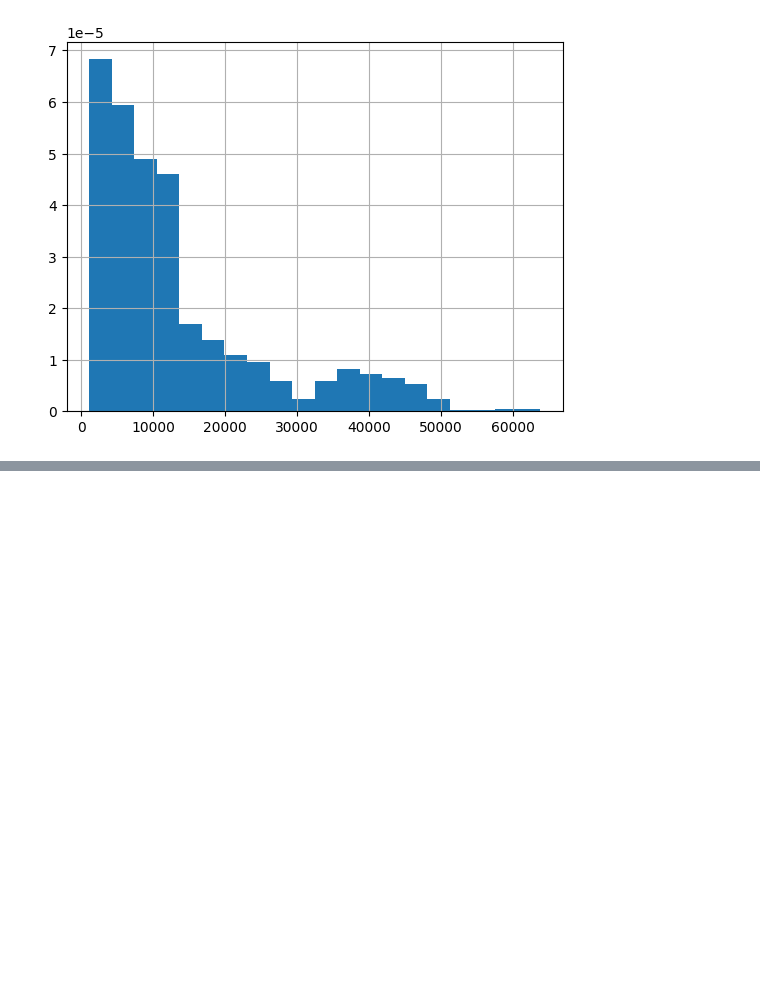
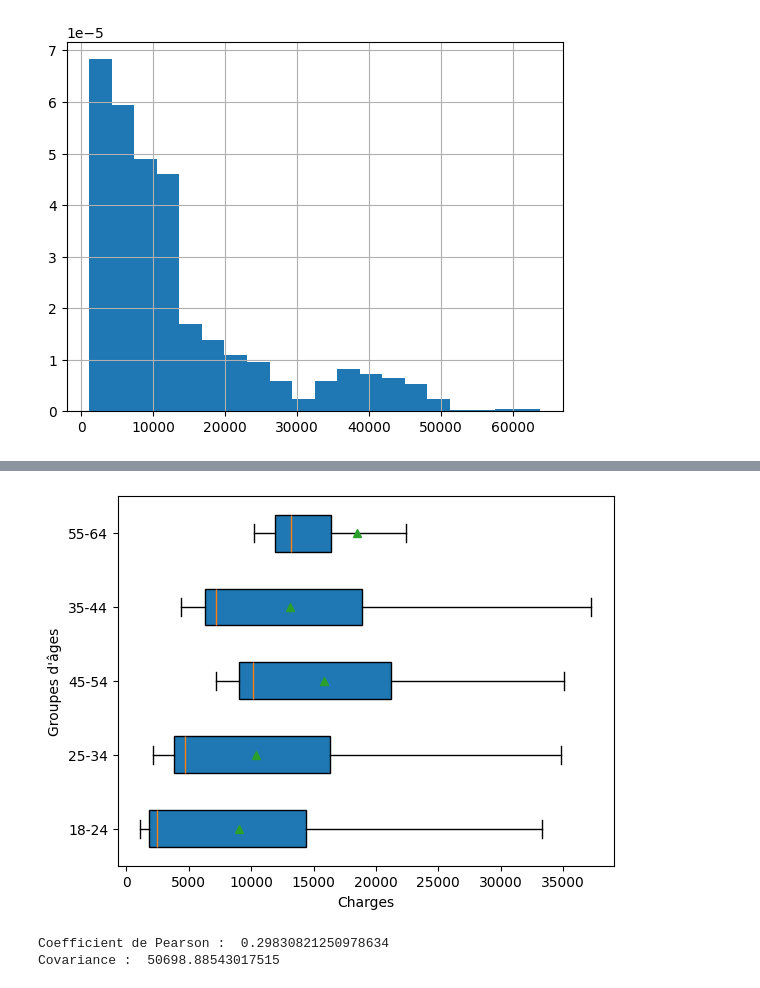
Before and after one commit to Jakimpact/prime-assurance-ia, a Jupyter notebook: analyse_q.ipynb, the cells around one changed output, grey strips where cells are left out. Saved outputs shown, nothing was run; the diff lists cells and outputs as text; code cells hidden in the pictures; blank space fills up the shorter version.

```diff
--- a/analyse_q.ipynb
+++ b/analyse_q.ipynb
@@ -214,0 +241,21 @@ plt.show()
+# %%
+X = "age_range"
+Y = "charges"
+
+modalities = data[X].unique()
+group = []
+for m in modalities:
+    group.append(data[data[X]==m][Y])
+
+plt.boxplot(group, labels=modalities, showfliers=False, vert=False, patch_artist=True, showmeans=True)
+plt.ylabel("Groupes d'âges")
+plt.xlabel("Charges")
+plt.show()
+# %% [output]
+[figure, added]
+# %%
+print("Coefficient de Pearson : ", st.pearsonr(data["age"], data["charges"])[0])
+print("Covariance : ", np.cov(data["age"], data["charges"], ddof=0)[1,0])
+# %% [output]
+Coefficient de Pearson :  0.29830821250978634
+Covariance :  50698.88543017515
```
Also changed, not shown: parts of 22 cells of this notebook, 1 other file.
